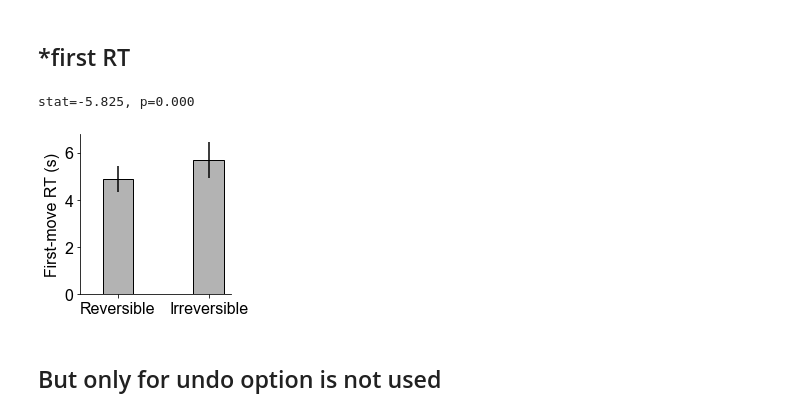
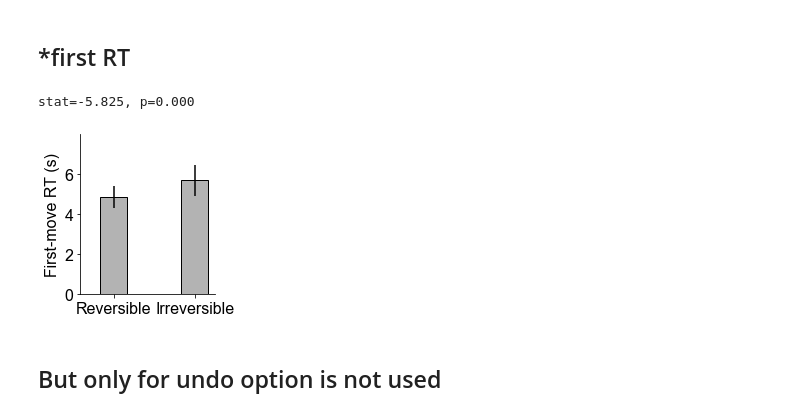
Before and after one commit to sherrybao222/Road_Construction, a Jupyter notebook: analysis/final_analysis/figure_dk_20250125.ipynb, the cells around one changed output. Saved outputs shown, nothing was run; the diff lists cells and outputs as text; code cells hidden in the pictures.

```diff
--- a/analysis/final_analysis/figure_dk_20250125.ipynb
+++ b/analysis/final_analysis/figure_dk_20250125.ipynb
@@ -954,40 +954,42 @@ plt.savefig(out_dir + 'CumulativeErrorMagnitude_atfirstmove.png', dpi=300, bbox_
 first_RT_ = np.array(first_RT).reshape((-1,2))/1000
 
 # bar plot for first RT
-plt.figure(figsize=(3,3))
+plt.figure(figsize=(2.8,3))
 plt.rcParams.update({'font.size': font_size})
 
 plt.bar(1, np.mean(first_RT_[:,0]), yerr=np.std(first_RT_[:,0])/np.sqrt(100), color='0.7', edgecolor = 'k', width=0.4)
 plt.bar(2.2, np.mean(first_RT_[:,1]), yerr=np.std(first_RT_[:,1])/np.sqrt(100), color='0.7', edgecolor = 'k', width=0.4)
 
 plt.xticks([1,2.2], ['Reversible', 'Irreversible'])
 plt.xlim([0.5,2.5])
 
 
 
 
 #statistical test
 from scipy.stats import ttest_ind
 stat,p=ttest_ind(first_RT_[:,0], first_RT_[:,1])
 print('stat=%.3f, p=%.3f' % (stat, p))
 
+plt.ylim([0,8])
+plt.yticks(np.arange(0,8,2), ['0','2','4','6'])
 
 # remove top and right frame
 sns.despine()
 
 # text that says about the p value
 # plt.text(0.5, 0.95, 'p = %.3f' % p, horizontalalignment='center', verticalalignment='center', transform=plt.gca().transAxes)
 
 # save figure
 plt.tight_layout()
 plt.ylabel('First-move RT (s)')
 plt.savefig(out_dir + '/bar_first_RT'+save_mode, dpi=300, bbox_inches='tight')
 
 # save figure
 plt.show()
 # %% [output]
 stat=-5.825, p=0.000
-[figure, old version]
+[figure, new version]
 # %% [markdown]
 ## But only for undo option is not used
 # %% [raw]
```
